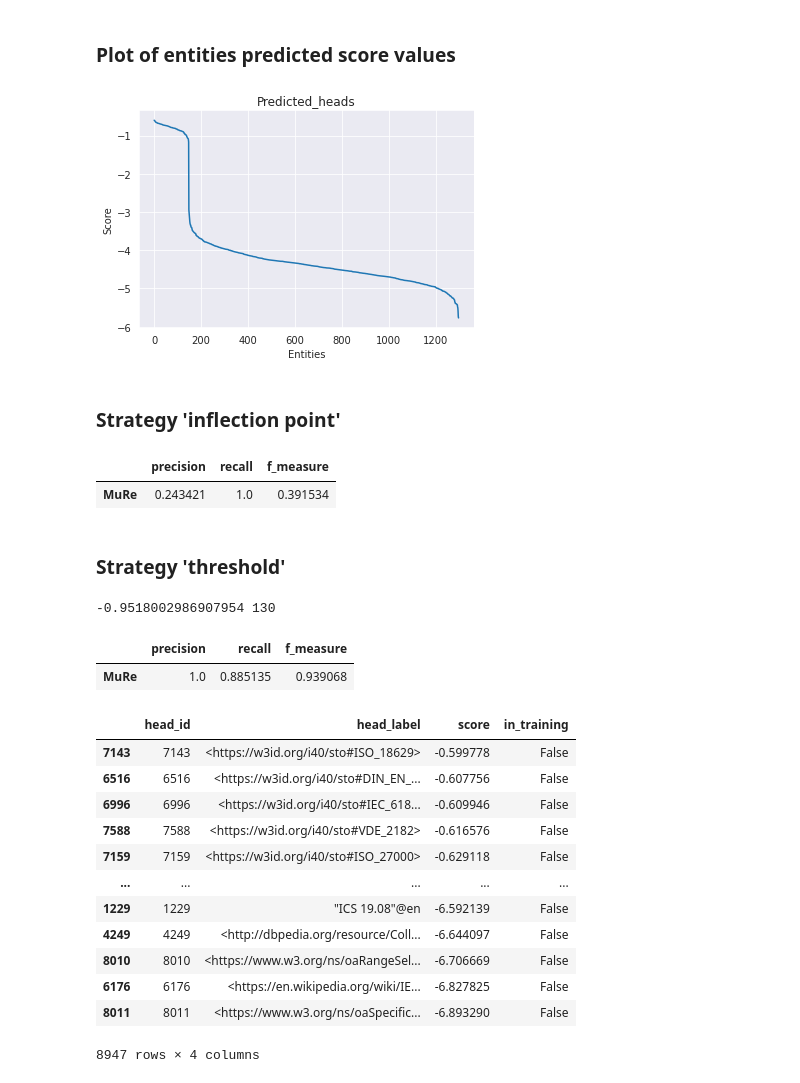
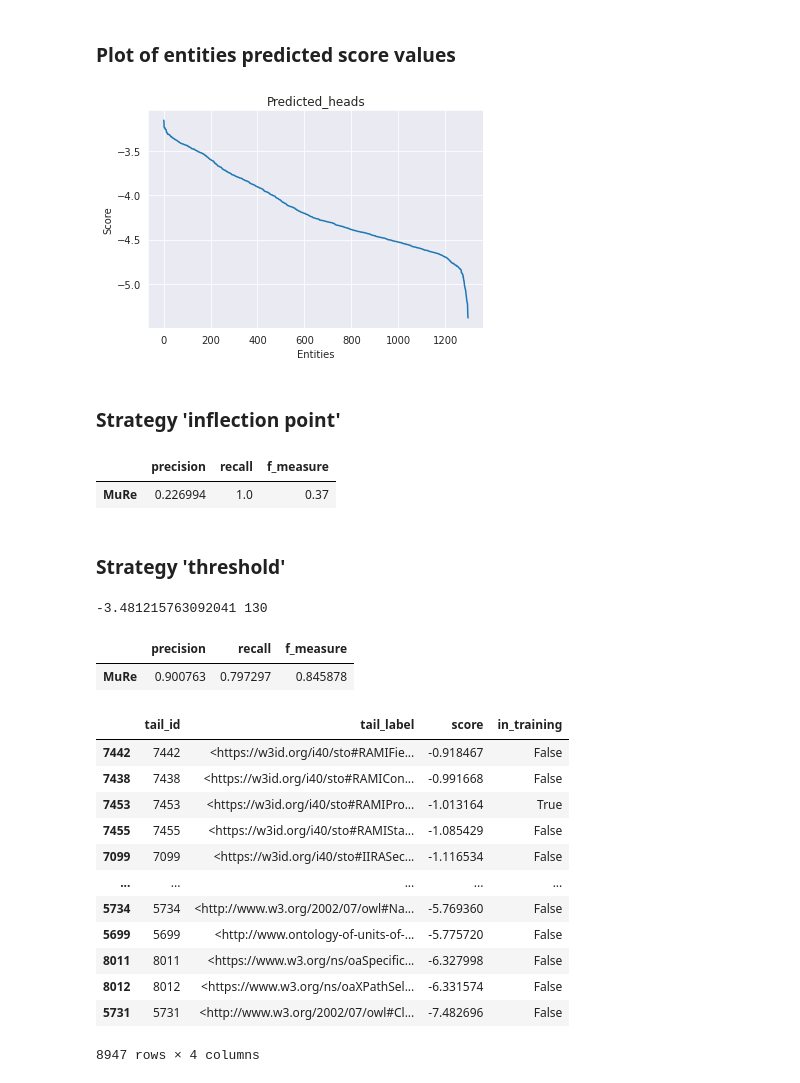
Before and after one commit to SDM-TIB/Demo_Link_Prediction, a Jupyter notebook: Demo_Link_Prediction.ipynb, the cells around one changed output. Drawn from its saved outputs; the diff is of its cells as text; code cells hidden in the pictures.

```diff
--- a/Demo_Link_Prediction.ipynb
+++ b/Demo_Link_Prediction.ipynb
@@ -37,7 +37,7 @@ def create_model(tf_training, tf_testing, embedding, n_epoch, path):
         ),
         # Runtime configuration
         random_seed=1235,
-        device='cpu',
+        device='gpu',
 
         #training_loop='LCWA',
 
@@ -132,3 +132,11 @@ def compute_metrics(predicted_heads, cut_index):
     f_measure = get_f_measure(precision, recall)
     return pd.DataFrame(columns=['precision', 'recall', 'f_measure'],
                         data=[[precision,recall,f_measure]], index=['MuRe'])
+
+
+def plot_score_value(score_values, title):
+    plt.plot(score_values)
+    plt.xlabel("Entities")
+    plt.ylabel("Score")
+    plt.title(title)
+    plt.show()
@@ -161,5 +162,5 @@ training, testing = tf_data.split(random_state=1234)
 # %% [markdown]
 ### Buildind the model
 # %%
-model, results = create_model(training, testing, 'MuRe', 10, 'results_I4.0/')
+model, results = create_model(training, testing, 'RotaTe', 10, 'results_I4.0/')
 # %% [output]
@@ -261,7 +262,7 @@ plt.ylabel("Score")
 plt.title("Predicted_heads")
 plt.show()
 # %% [output]
-[figure, old version]
+[figure, new version]
 # %% [markdown]
 ### Strategy 'inflection point'
 # %%
@@ -269,32 +270,37 @@ inflection_index = get_inflection_point(predicted_heads.score.values)
 compute_metrics(predicted_heads, inflection_index)
 # %% [output]
 |  | precision | recall | f_measure |
-| MuRe | 0.243421 | 1.0 | 0.391534 |
+| MuRe | 0.226994 | 1.0 | 0.37 |
 # %% [markdown]
 ### Strategy 'threshold'
 # %%
 threshold, threshold_index = get_threshold(predicted_heads, 90)
 compute_metrics(predicted_heads, threshold_index)
 # %% [output]
--0.9518002986907954 130
+-3.481215763092041 130
 |  | precision | recall | f_measure |
-| MuRe | 1.0 | 0.885135 | 0.939068 |
+| MuRe | 0.900763 | 0.797297 | 0.845878 |
 # %%
-e1 = '<https://w3id.org/i40/sto#relatedTo>'
-e2 = '<https://w3id.org/i40/sto#IEC_61850_P7_S3_E1>'
-predicted_heads = predict.get_head_prediction_df(model, e1, e2, triples_factory=testing)
-predicted_heads
+#e1 = '<https://w3id.org/i40/sto#ISO_24760>'
+#e1 = '<https://w3id.org/i40/sto#IEC_62541>'
+#e1 = '<https://w3id.org/i40/sto#ISO_18629>'
+#e1 = '<https://w3id.org/i40/sto#IEC_62237>'
+#e1 = '<https://w3id.org/i40/sto#ISO_15746>'
+e1 = '<https://w3id.org/i40/sto#ISO_TS_14649-201>'
+e2 = '<https://w3id.org/i40/sto#hasClassification>'
+predicted_tails = predict.get_tail_prediction_df(model, e1, e2, triples_factory=tf_data)
+predicted_tails
 # %% [output]
-|  | head_id | head_label | score | in_training |
-| 7143 | 7143 | <https://w3id.org/i40/sto#ISO_18629> | -0.599778 | False |
-| 6516 | 6516 | <https://w3id.org/i40/sto#DIN_EN_... | -0.607756 | False |
-| 6996 | 6996 | <https://w3id.org/i40/sto#IEC_618... | -0.609946 | False |
-| 7588 | 7588 | <https://w3id.org/i40/sto#VDE_2182> | -0.616576 | False |
-| 7159 | 7159 | <https://w3id.org/i40/sto#ISO_27000> | -0.629118 | False |
+|  | tail_id | tail_label | score | in_training |
+| 7442 | 7442 | <https://w3id.org/i40/sto#RAMIFie... | -0.918467 | False |
+| 7438 | 7438 | <https://w3id.org/i40/sto#RAMICon... | -0.991668 | False |
+| 7453 | 7453 | <https://w3id.org/i40/sto#RAMIPro... | -1.013164 | True |
+| 7455 | 7455 | <https://w3id.org/i40/sto#RAMISta... | -1.085429 | False |
+| 7099 | 7099 | <https://w3id.org/i40/sto#IIRASec... | -1.116534 | False |
 | ... | ... | ... | ... | ... |
-| 1229 | 1229 | "ICS 19.08"@en | -6.592139 | False |
-| 4249 | 4249 | <http://dbpedia.org/resource/Coll... | -6.644097 | False |
-| 8010 | 8010 | <https://www.w3.org/ns/oaRangeSel... | -6.706669 | False |
-| 6176 | 6176 | <https://en.wikipedia.org/wiki/IE... | -6.827825 | False |
-| 8011 | 8011 | <https://www.w3.org/ns/oaSpecific... | -6.893290 | False |
+| 5734 | 5734 | <http://www.w3.org/2002/07/owl#Na... | -5.769360 | False |
+| 5699 | 5699 | <http://www.ontology-of-units-of-... | -5.775720 | False |
+| 8011 | 8011 | <https://www.w3.org/ns/oaSpecific... | -6.327998 | False |
+| 8012 | 8012 | <https://www.w3.org/ns/oaXPathSel... | -6.331574 | False |
+| 5731 | 5731 | <http://www.w3.org/2002/07/owl#Cl... | -7.482696 | False |
 8947 rows × 4 columns
```
Also changed, not shown: parts of 8 cells of this notebook, 1 other file.
